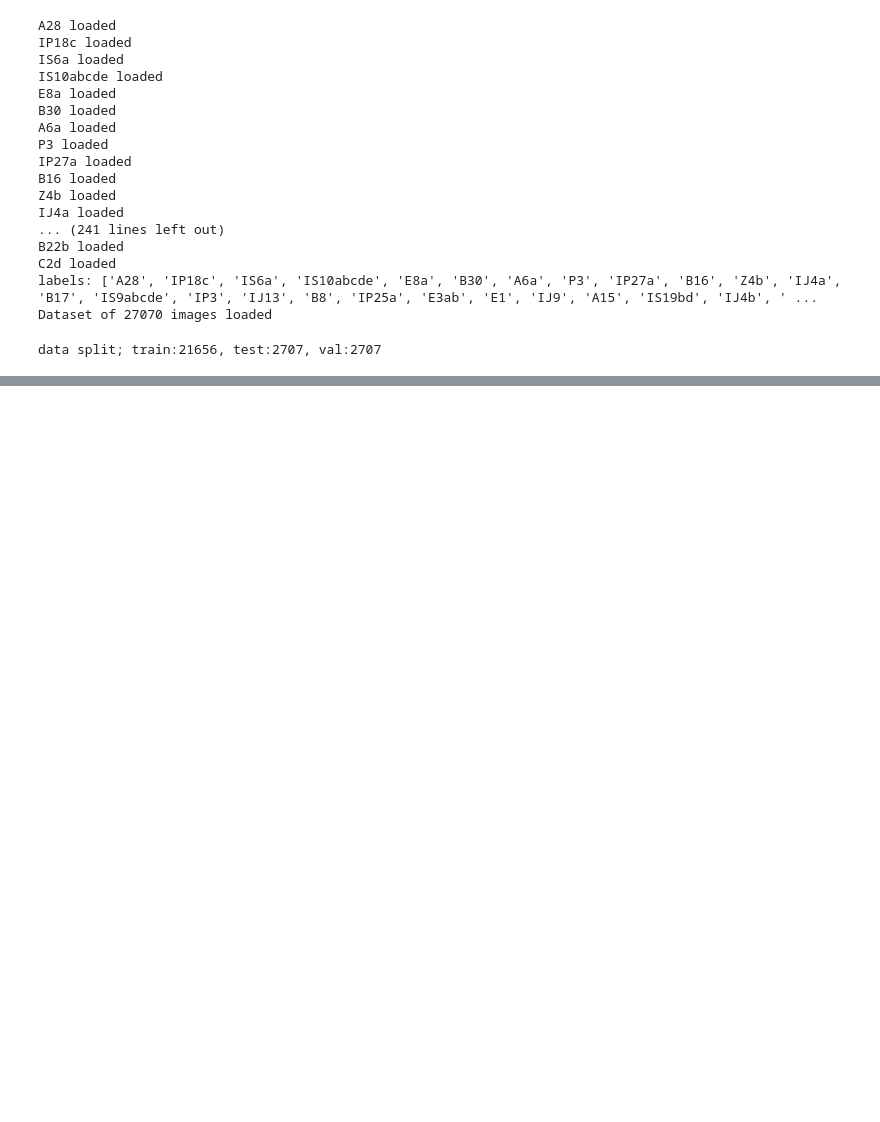
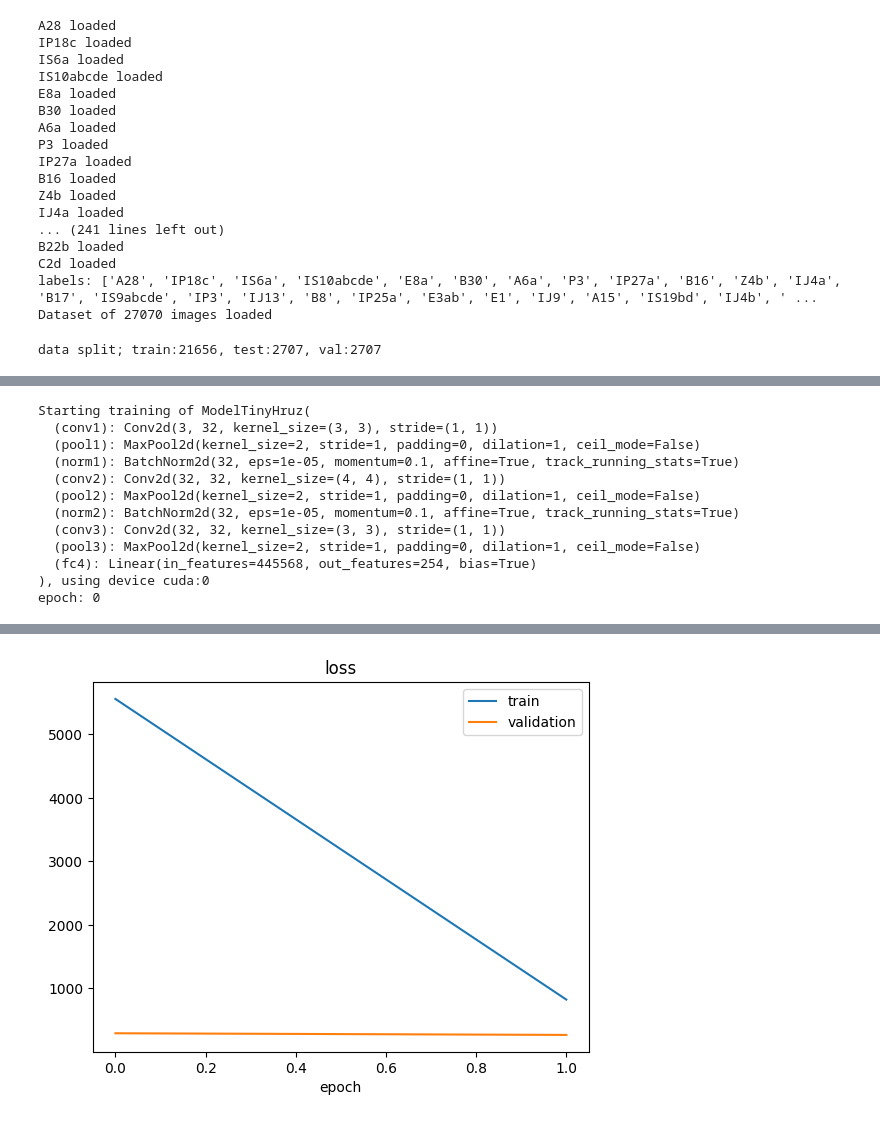
Before and after one commit to tomhruby1/traffic-signs-features, a Jupyter notebook: training.ipynb, the cells around one changed output, grey strips where cells are left out. Drawn from its saved outputs; the diff is of its cells as text; code cells hidden in the pictures; blank space fills up the shorter version.

Commit message:
tiny resnet model added

```diff
--- a/training.ipynb
+++ b/training.ipynb
@@ -35,7 +35,7 @@ labels: ['A28', 'IP18c', 'IS6a', 'IS10abcde', 'E8a', 'B30', 'A6a', 'P3', 'IP27a'
 Dataset of 27070 images loaded
 # %%
 RESIZE_TO = (128,128)
-BATCH_SIZE = 4
+BATCH_SIZE = 2
 
 # dataloaders
 train_data, test_data, val_data = get_data_loaders(imgs, labls, labls_2_id,
@@ -44,0 +96,24 @@ data split; train:21656, test:2707, val:2707
+# %%
+net = ModelTinyHruz(num_out_classes=len(labls_2_id), img_size=RESIZE_TO)
+
+loss = torch.nn.CrossEntropyLoss()
+optimizer = torch.optim.SGD(net.parameters(), lr=0.002)
+# optimizer = torch.optim.AdamW(net.parameters(), lr=0.0002)
+
+tr = TrainingExperiment(net, loss, train_data, val_data=val_data)
+tr.train(optimizer, 1)
+tr.plot_loss()
+tr.plot_acc()
+# %% [output]
+Starting training of ModelTinyHruz(
+  (conv1): Conv2d(3, 32, kernel_size=(3, 3), stride=(1, 1))
+  (pool1): MaxPool2d(kernel_size=2, stride=1, padding=0, dilation=1, ceil_mode=False)
+  (norm1): BatchNorm2d(32, eps=1e-05, momentum=0.1, affine=True, track_running_stats=True)
+  (conv2): Conv2d(32, 32, kernel_size=(4, 4), stride=(1, 1))
+  (pool2): MaxPool2d(kernel_size=2, stride=1, padding=0, dilation=1, ceil_mode=False)
+  (norm2): BatchNorm2d(32, eps=1e-05, momentum=0.1, affine=True, track_running_stats=True)
+  (conv3): Conv2d(32, 32, kernel_size=(3, 3), stride=(1, 1))
+  (pool3): MaxPool2d(kernel_size=2, stride=1, padding=0, dilation=1, ceil_mode=False)
+  (fc4): Linear(in_features=445568, out_features=254, bias=True)
+), using device cuda:0
+epoch: 0
@@ -44,0 +126 @@ data split; train:21656, test:2707, val:2707
+[figure, added]
```
Also changed, not shown: parts of 12 cells of this notebook, 2 other files.
